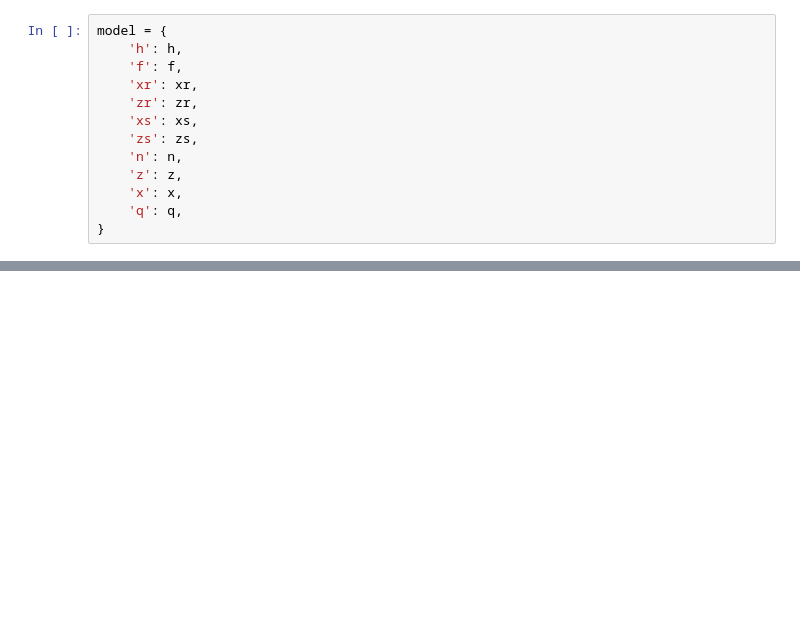
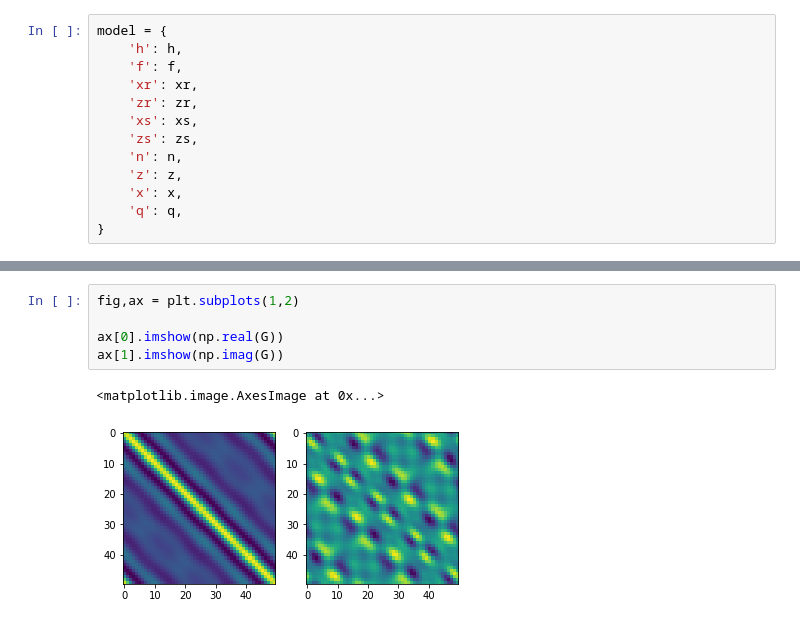
Before and after one commit to izzatum/SimpleFWI, a Jupyter notebook: Example_1.ipynb, the cells around one changed output, grey strips where cells are left out. Drawn from its saved outputs; the diff is of its cells as text; blank space fills up the shorter version.

```diff
--- a/Example_1.ipynb
+++ b/Example_1.ipynb
@@ -157,0 +94,8 @@ plt.show()
+# %%
+fig,ax = plt.subplots(1,2)
+
+ax[0].imshow(np.real(G))
+ax[1].imshow(np.imag(G))
+# %% [output]
+<matplotlib.image.AxesImage at 0x...>
+[figure, added]
```
Also changed, not shown: parts of 12 cells of this notebook.
